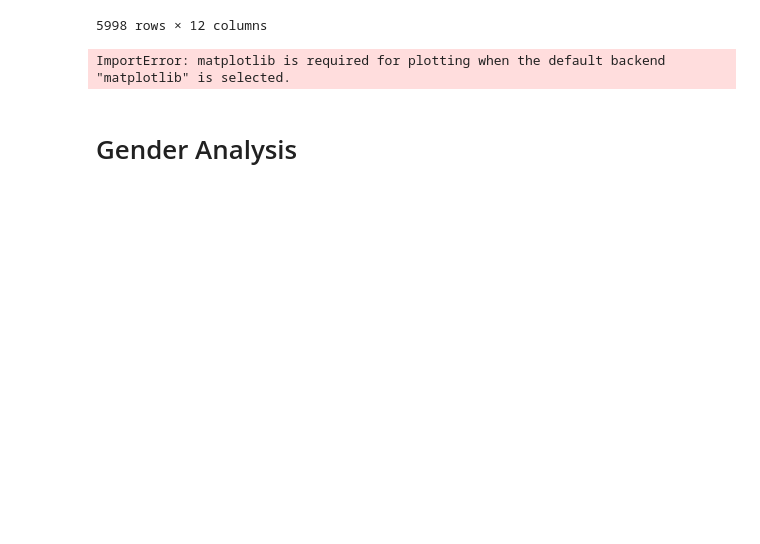
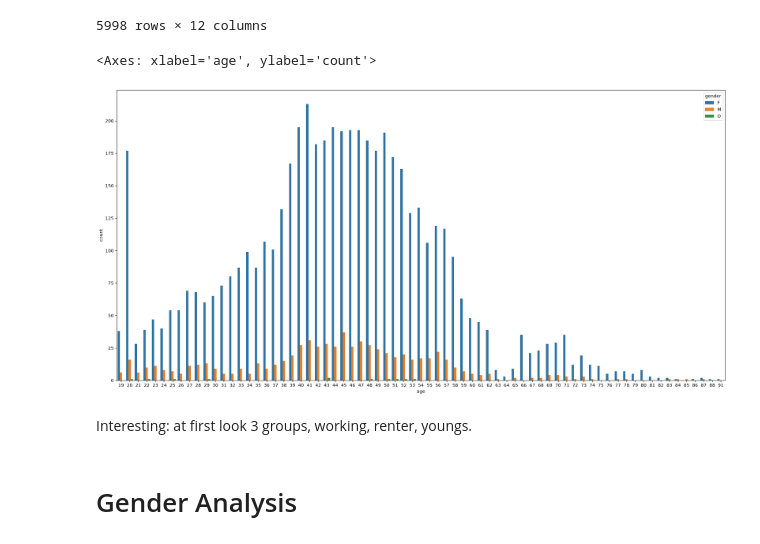
Before and after one commit to anuarsantoyo/TravelTideOct26, a Jupyter notebook: notebooks/EDA.ipynb, the cells around one changed output. Saved outputs shown, nothing was run; the diff lists cells and outputs as text; code cells hidden in the pictures; blank space fills up the shorter version.

```diff
--- a/notebooks/EDA.ipynb
+++ b/notebooks/EDA.ipynb
@@ -93,9 +95,13 @@ users
 | 5996 | 811077 | 1979-02-22 | F | True | True | usa | knoxville | TYS | ... |
 | 5997 | 844489 | 2000-05-09 | M | False | True | usa | el paso | BIF | ... |
 5998 rows × 12 columns
-# %%
-users["age"].plot(kind="hist")
-# %% [output]
-ImportError: matplotlib is required for plotting when the default backend "matplotlib" is selected.
+# %%
+plt.figure(figsize=(25, 12))  # width, height in inches
+sns.countplot(users,x = "age", hue="gender")
+# %% [output]
+<Axes: xlabel='age', ylabel='count'>
+[figure, added]
+# %% [markdown]
+Interesting: at first look 3 groups, working, renter, youngs.
 # %% [markdown]
 # Gender Analysis
```
Also changed, not shown: parts of 19 cells of this notebook, 1 other file.
